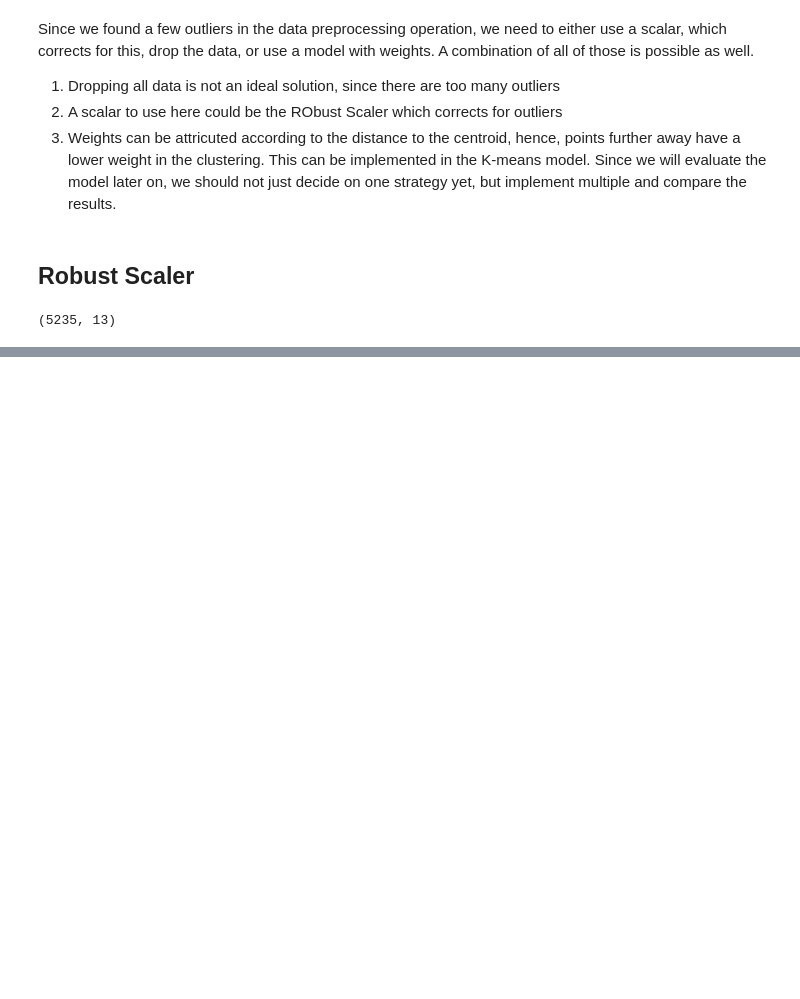
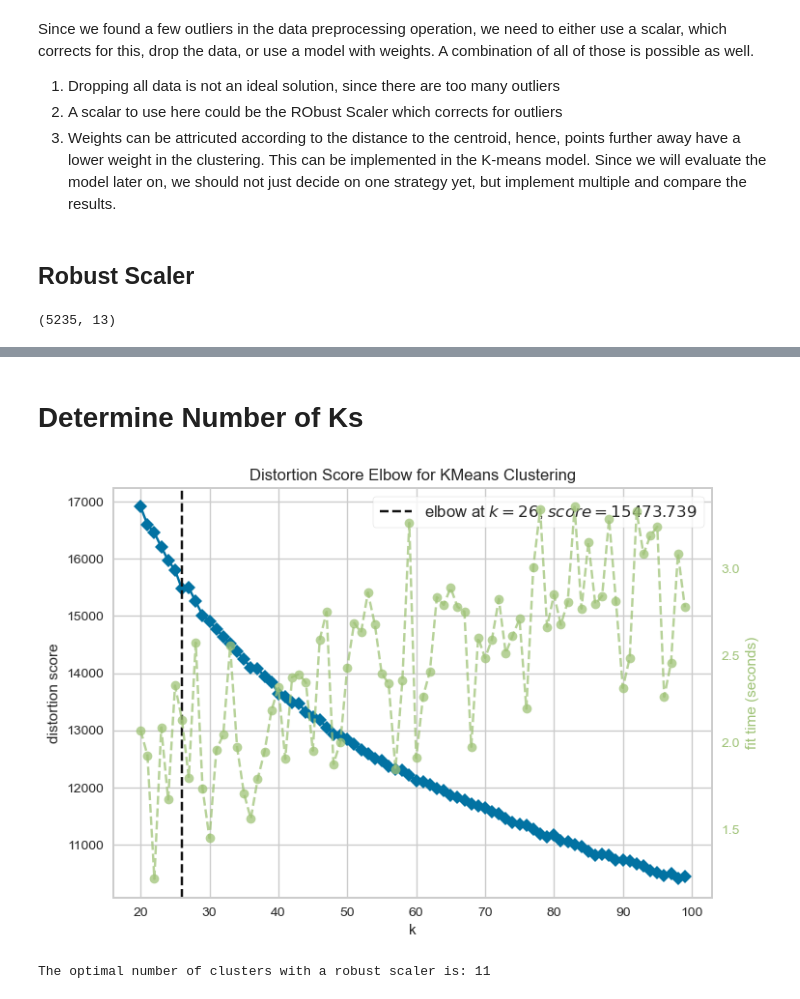
Before and after one commit to MerleSt/SpotifyPlaylistMoosic, a Jupyter notebook: Notebooks/Cluster_Analysis.ipynb, the cells around one changed output, grey strips where cells are left out. Cells and saved outputs as stored; diff of their text form; code cells hidden in the pictures; blank space fills up the shorter version.

Commit message:
worked on the different k-measn models

```diff
--- a/Notebooks/Cluster_Analysis.ipynb
+++ b/Notebooks/Cluster_Analysis.ipynb
@@ -39,0 +64,16 @@ songs_robust.shape
+# %% [markdown]
+# Determine Number of Ks
+# %%
+# Instantiate the clustering model and visualizer
+model = KMeans(n_init=10, random_state=213)
+visualizer = KElbowVisualizer(model, k=(20,100))
+
+visualizer.fit(songs_robust)        # Fit the data to the visualizer
+visualizer.show();
+# %% [output]
+[figure, added]
+# %%
+k = visualizer.elbow_value_
+print(f"The optimal number of clusters with a robust scaler is: {k}")
+# %% [output]
+The optimal number of clusters with a robust scaler is: 11
```
Also changed, not shown: parts of 52 cells of this notebook, 1 other file.
